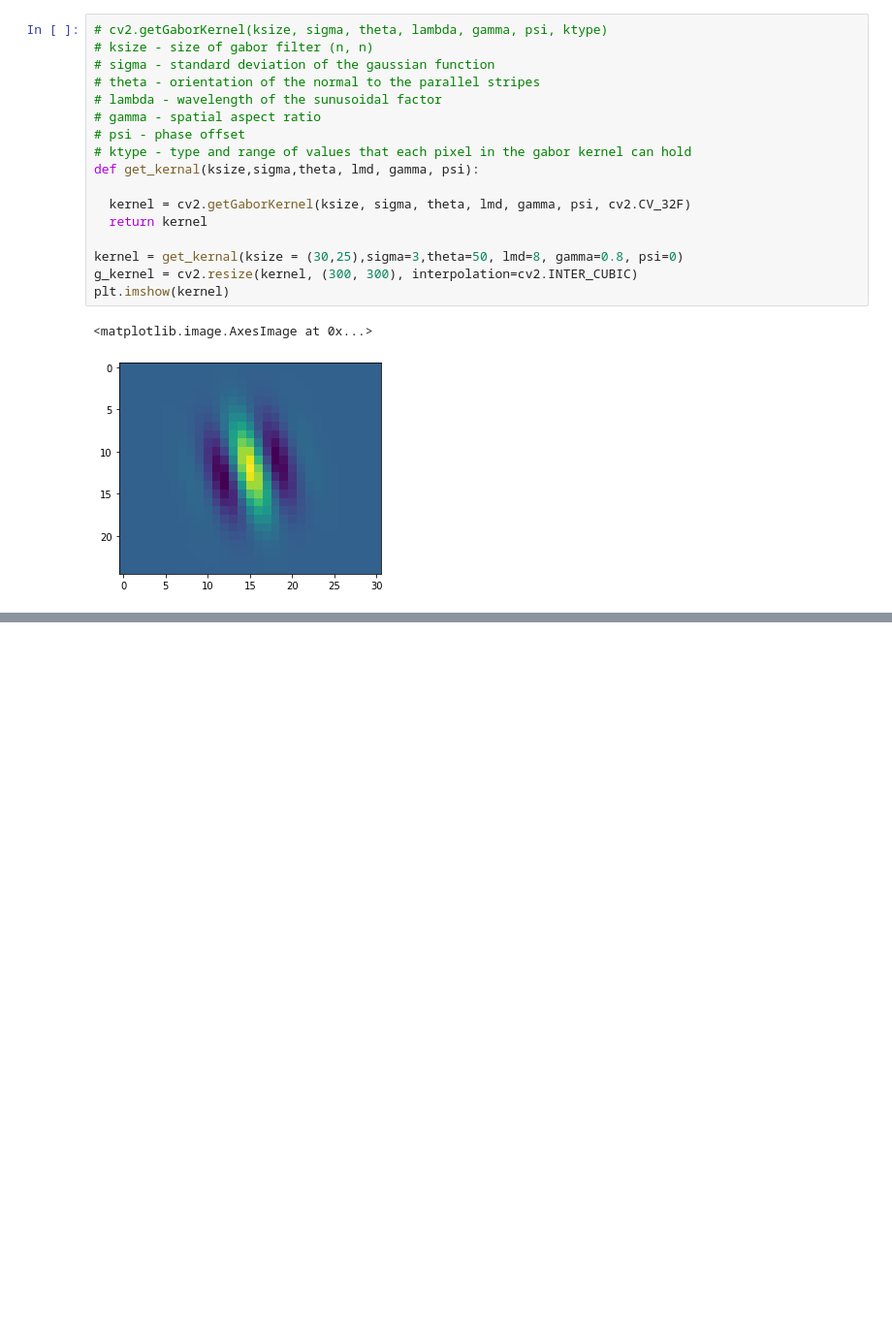
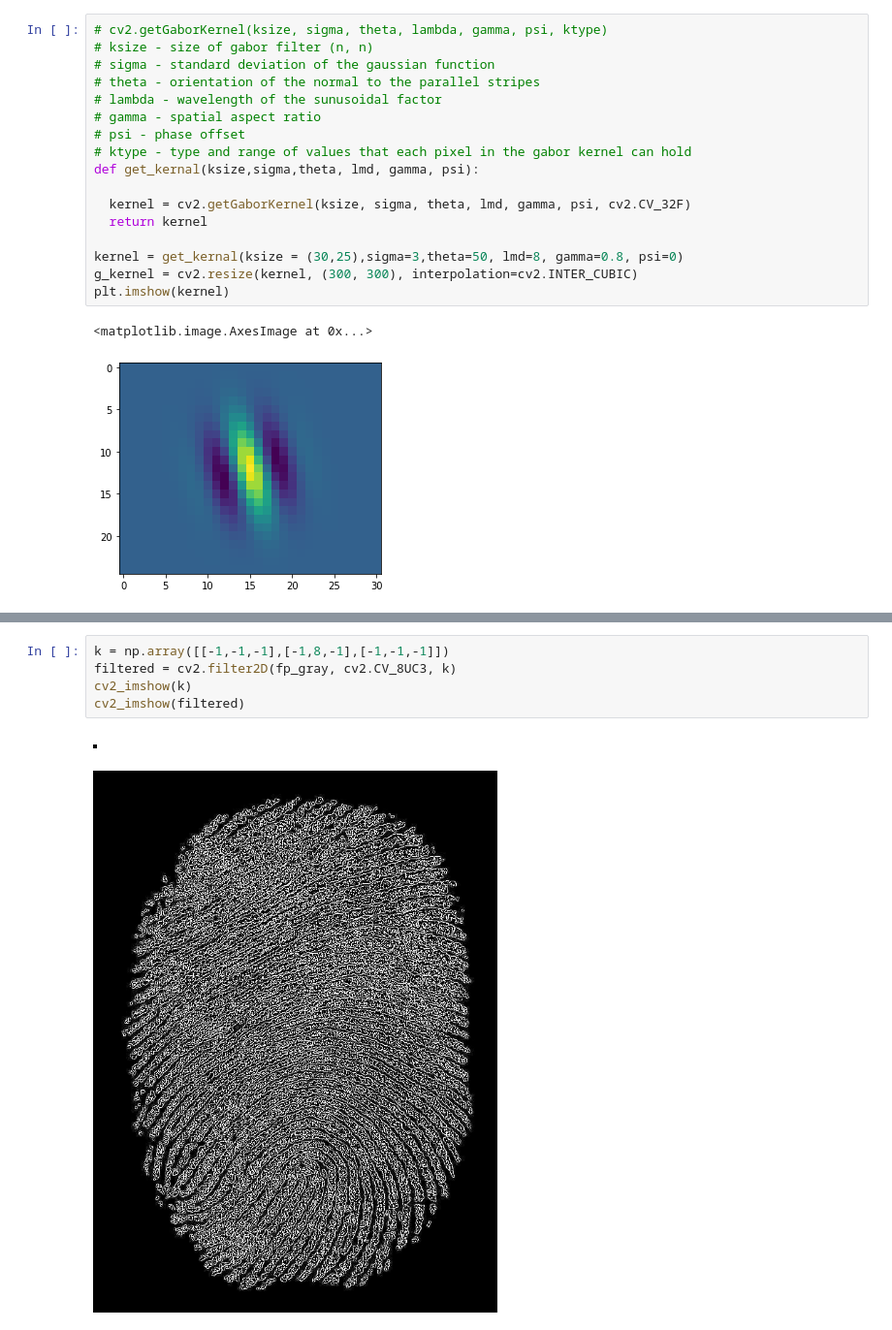
Before and after one commit to Nyamtulla/Gabor-Filter, a Jupyter notebook: Gabor_Filter.ipynb, the cells around one changed output, grey strips where cells are left out. Shown at 97% size. Cells and saved outputs as stored; diff of their text form; blank space fills up the shorter version.

```diff
--- a/Gabor_Filter.ipynb
+++ b/Gabor_Filter.ipynb
@@ -67,0 +80,8 @@ cv2_imshow(filtered1)
+# %%
+k = np.array([[-1,-1,-1],[-1,8,-1],[-1,-1,-1]])
+filtered = cv2.filter2D(fp_gray, cv2.CV_8UC3, k)
+cv2_imshow(k)
+cv2_imshow(filtered)
+# %% [output]
+[figure, added]
+[figure, added]
```
Also changed, not shown: parts of 5 cells of this notebook.
